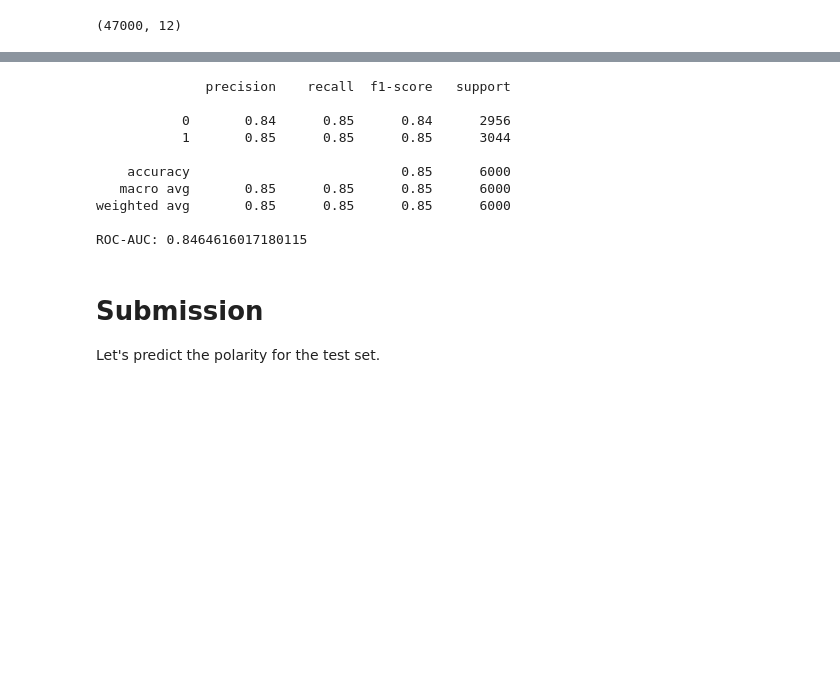
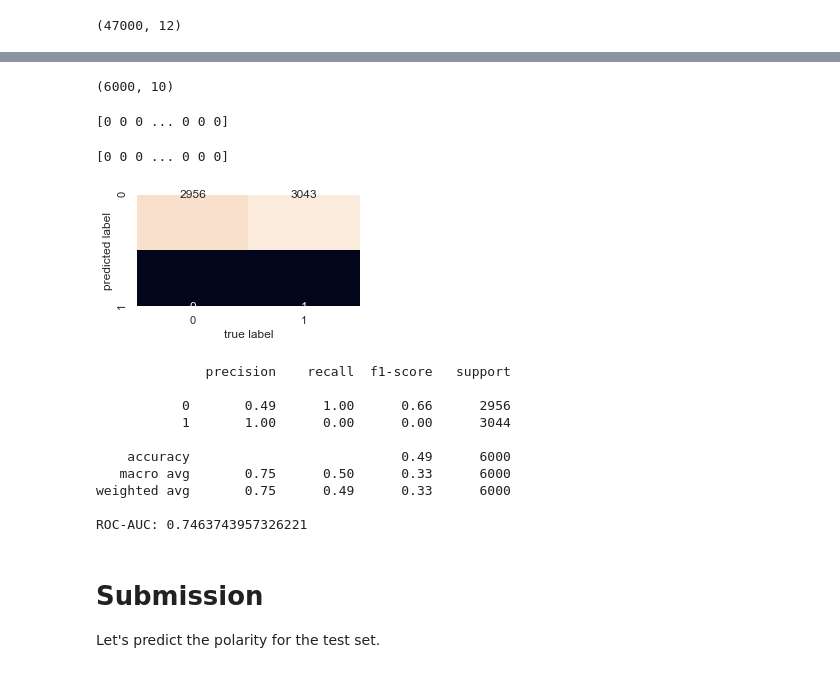
Before and after one commit to aaa34bbb56ccc/movie_reviews_classification, a Jupyter notebook: movie-reviews-eda-cnn.ipynb, the cells around one changed output, grey strips where cells are left out. Saved outputs shown, nothing was run; the diff lists cells and outputs as text; code cells hidden in the pictures; blank space fills up the shorter version.

```diff
--- a/movie-reviews-eda-cnn.ipynb
+++ b/movie-reviews-eda-cnn.ipynb
@@ -457,5 +440,5 @@ data.shape
 # %% [output]
 (47000, 12)
 # %%
-X_feature = count_vect_feature('text', data, max_features=75000)
+X_feature = count_vect_feature('text', data, max_features=100000) # 100000
 # %% [output]
@@ -475,32 +465,35 @@ Let's calculate the validation score using the metric for this competition, ROC-
 # %%
-from keras.layers import Dropout, Dense
-from keras.models import Sequential
-from keras.regularizers import l2
-
 model_DNN = Sequential()
 node = 512 # number of nodes
-nLayers = 4 # number of  hidden layer
 
 model_DNN.add(Dense(node,input_dim=train_X.shape[1],activation='relu',kernel_initializer='he_normal',
-                    kernel_regularizer=l2(0.0001)))
+                    kernel_regularizer=rg.l2(0.0001)))
 model_DNN.add(BatchNormalization())
+model_DNN.add(Dropout(0.15))
 
 model_DNN.add(Dense(node,input_dim=node,activation='relu',kernel_initializer='he_normal',
-                    kernel_regularizer=l2(0.0001)))
-model_DNN.add(Dropout(0.5))
+                    kernel_regularizer=rg.l2(0.0001)))
+model_DNN.add(Dropout(0.25))
 model_DNN.add(Dense(node,input_dim=node,activation='relu',kernel_initializer='he_normal',
-                    kernel_regularizer=l2(0.0001)))
-model_DNN.add(Dropout(0.5))
+                    kernel_regularizer=rg.l2(0.0001)))
+model_DNN.add(Dropout(0.35))
 model_DNN.add(Dense(node,input_dim=node,activation='relu',kernel_initializer='he_normal',
-                    kernel_regularizer=l2(0.0001)))
-model_DNN.add(Dropout(0.5))
+                    kernel_regularizer=rg.l2(0.0001)))
+model_DNN.add(Dropout(0.45))
 model_DNN.add(Dense(node,input_dim=node,activation='relu',kernel_initializer='he_normal',
-                    kernel_regularizer=l2(0.0001)))
+                    kernel_regularizer=rg.l2(0.0001)))
+model_DNN.add(BatchNormalization())
 model_DNN.add(Dropout(0.5))
 
 
-model_DNN.add(Dense(20, activation='softmax'))
+model_DNN.add(Flatten())
+model_DNN.add(Dense(node, kernel_initializer='he_normal', activation='relu'))
+model_DNN.add(BatchNormalization())
+model_DNN.add(Dropout(0.4))
+
+
+model_DNN.add(Dense(10, activation='softmax'))
 model_DNN.compile(loss='sparse_categorical_crossentropy', optimizer='adam', metrics=['accuracy'])
 
-model_DNN.fit(train_X, train_y, validation_data=(valid_X, valid_y), epochs=4, batch_size=512, verbose=2)
+model_DNN.fit(train_X, train_y, validation_data=(valid_X, valid_y), epochs=5, batch_size=512, verbose=2)
 # %% [output]
@@ -517,23 +515,38 @@ Epoch 4/4
+# %%
+pre_pred = model_DNN.predict(valid_X)
+# %%
+pre_pred.shape
+# %% [output]
+(6000, 10)
+# %%
+print(np.argmax(pre_pred, axis=1))
+# %% [output]
+[0 0 0 ... 0 0 0]
 # %%
-predicted = model_DNN.predict(valid_X)
-predicted = np.argmax(predicted, axis=1)
+predicted = np.argmax(pre_pred, axis=1)
+# %%
+print(predicted)
+# %% [output]
+[0 0 0 ... 0 0 0]
 # %%
+show_confusion_matrix(valid_y, predicted, size=1)
 print(classification_report(valid_y, predicted))
 print(f"ROC-AUC: {roc_auc_score(predicted, valid_y)}")
 
 # print(len(valid_y))
 # print(predicted)
 # %% [output]
+[figure, added]
               precision    recall  f1-score   support
 
-           0       0.84      0.85      0.84      2956
-           1       0.85      0.85      0.85      3044
+           0       0.49      1.00      0.66      2956
+           1       1.00      0.00      0.00      3044
 
-    accuracy                           0.85      6000
-   macro avg       0.85      0.85      0.85      6000
-weighted avg       0.85      0.85      0.85      6000
+    accuracy                           0.49      6000
+   macro avg       0.75      0.50      0.33      6000
+weighted avg       0.75      0.49      0.33      6000
 
-ROC-AUC: 0.8464616017180115
+ROC-AUC: 0.7463743957326221
 # %% [markdown]
 # Submission
 
```
Also changed, not shown: parts of 20 cells of this notebook, 1 other file.
